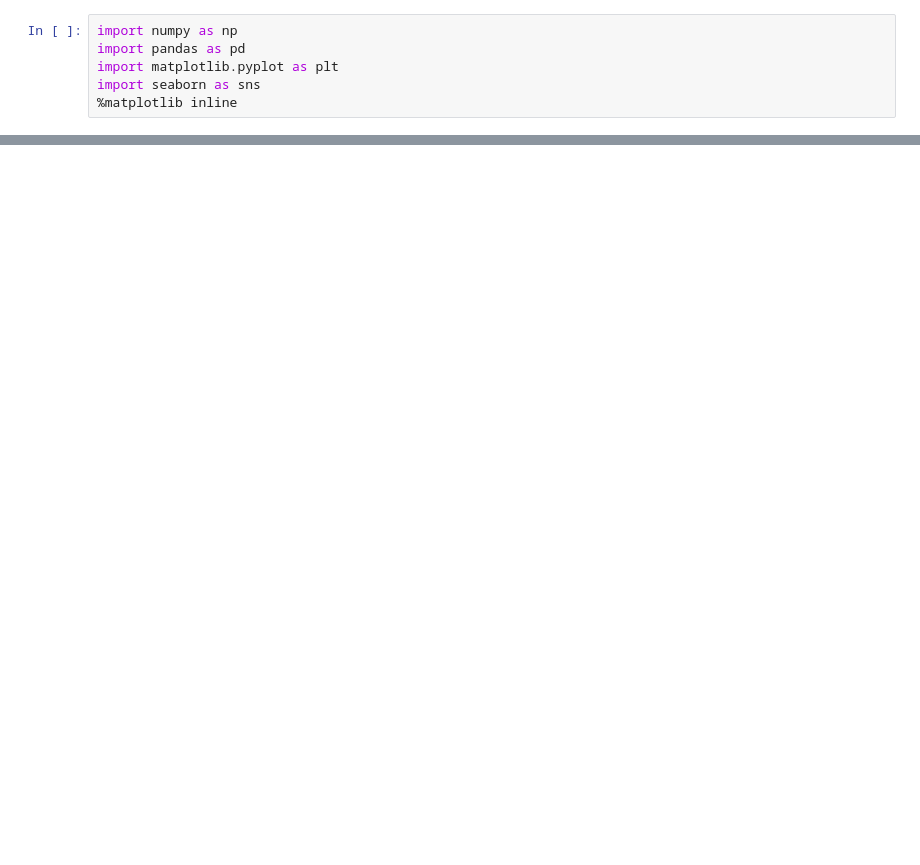
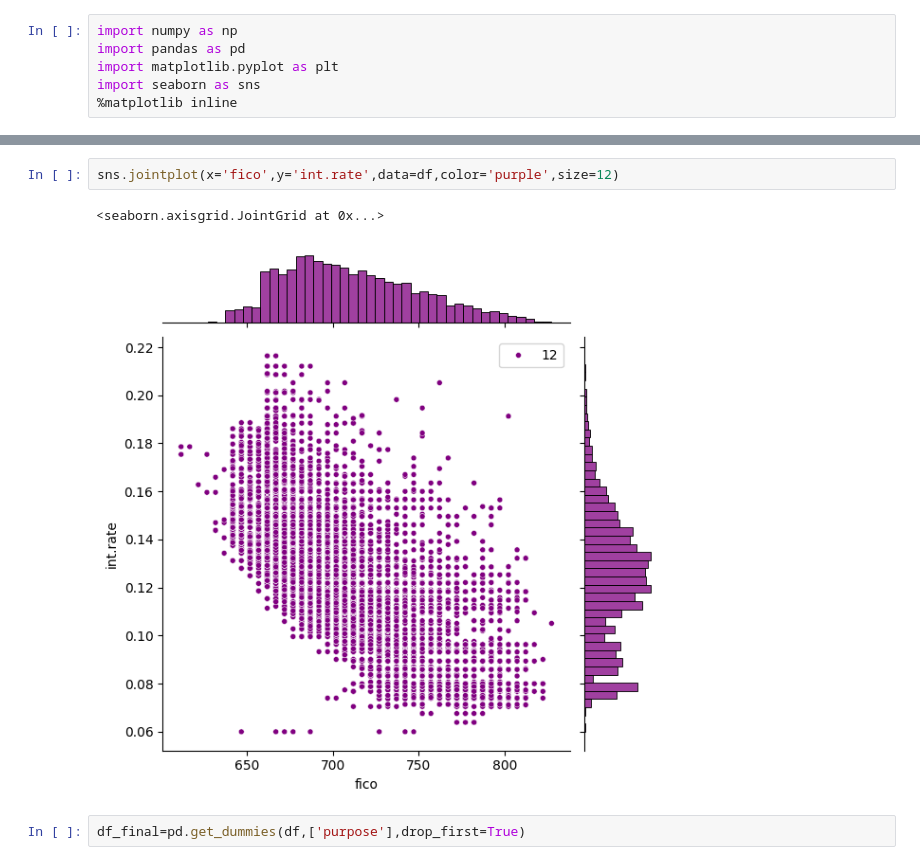
Before and after one commit to akshith-nandan/Aiml-2025, a Jupyter notebook: Lab09.ipynb, the cells around one changed output, grey strips where cells are left out. Drawn from its saved outputs; the diff is of its cells as text; blank space fills up the shorter version.

```diff
--- a/Lab09.ipynb
+++ b/Lab09.ipynb
@@ -64,0 +95,7 @@ sns.pairplot(dt)
+# %%
+sns.jointplot(x='fico',y='int.rate',data=df,color='purple',size=12)
+# %% [output]
+<seaborn.axisgrid.JointGrid at 0x...>
+[figure, added]
+# %%
+df_final=pd.get_dummies(df,['purpose'],drop_first=True)
```
Also changed, not shown: parts of 28 cells of this notebook.
